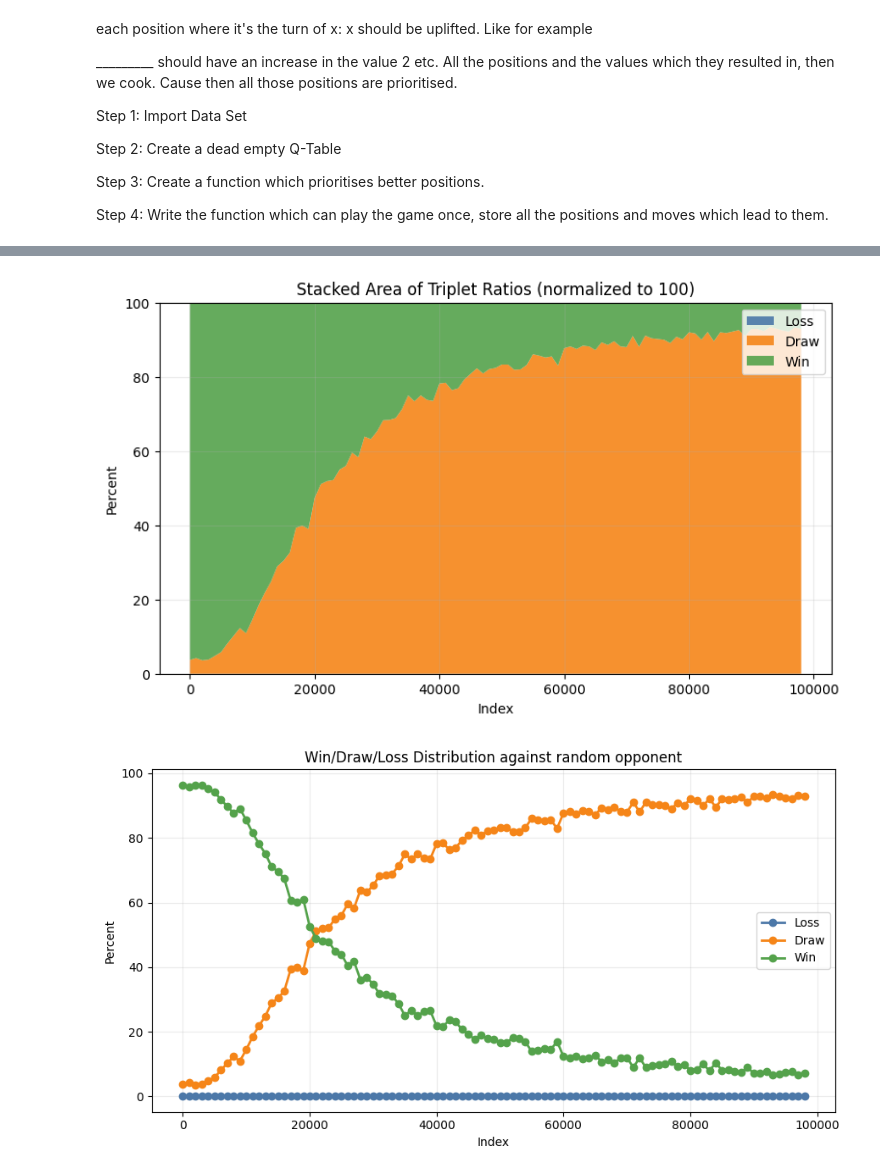
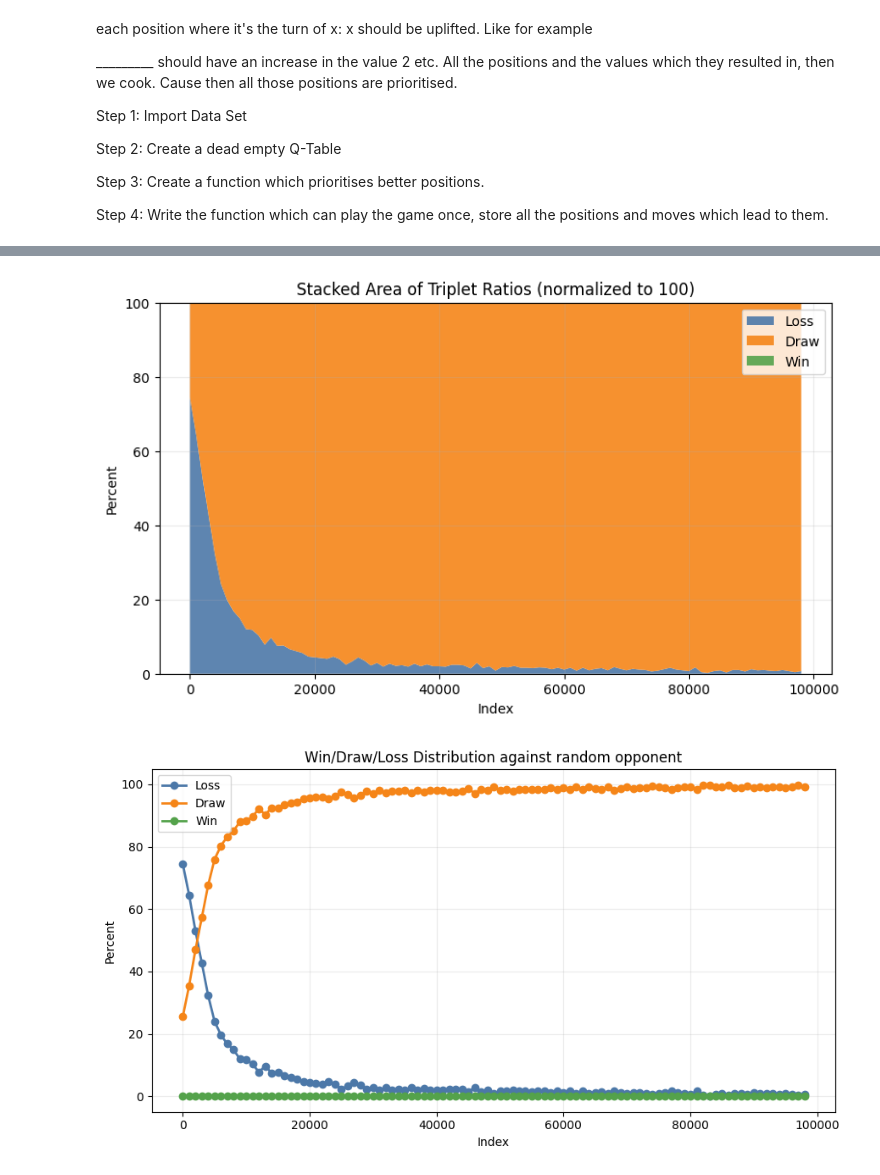
Before and after one commit to peterladur/Reinforcement-Learning-Research-Project, a Jupyter notebook: Part 1: Tic Tac Toe/q_learning.ipynb, the cells around one changed output, grey strips where cells are left out. Cells and saved outputs as stored; diff of their text form; code cells hidden in the pictures.

```diff
--- a/Part 1: Tic Tac Toe/q_learning.ipynb
+++ b/Part 1: Tic Tac Toe/q_learning.ipynb
@@ -177,7 +177,7 @@ Write the function which can play the game once, store all the positions and mov
 # %%
 #Step 1 & 2:
 
-def create_empty_Q_Table(filename="results/list_of_all_possible_states.csv"):
+def init_Q_Table(filename="results/list_of_all_possible_states.csv"):
     """Creates an empty Q_Table as a dictionary with numpy arrays of zeros"""
 
     Q_Table_read = pd.read_csv("results/list_of_all_possible_states.csv") #read the data set using pandas
@@ -449,0 +458,4 @@ for batch_number in range(1, NUMBER_OF_BATCHES): #this many batches
+# %%
+output = perform_training('x', 'perfect', 10000, 10, True)
+Q_Table_against_perfect_opponent = output[0]
+result_distribution = output[1]
@@ -484,33 +514,33 @@ def plot_triplet_ratios(data, component_labels=("A", "B", "C"), normalize=True,
     # Split components
     comp1, comp2, comp3 = arr.T
     x = np.arange(len(arr))* BATCH_SIZE * 100  # index (could be time or sample order)
 
     # --- Plot 1: Stacked area (stackplot) ---
     fig1, ax1 = plt.subplots(figsize=(9, 5))
     colors = ["#4C78A8", "#F58518", "#54A24B"]  # pleasant color palette
     ax1.stackplot(x, comp1, comp2, comp3, labels=component_labels, colors=colors, alpha=0.9)
     ax1.set_title("Stacked Area of Triplet Ratios" + (" (normalized to 100)" if normalize else ""))
     ax1.set_xlabel("Index")
     ax1.set_ylabel("Percent")
     ax1.set_ylim(0, max(100, arr.sum(axis=1).max()))  # ensure room if not normalized
     ax1.legend(loc="upper right")
     ax1.grid(True, alpha=0.25)
 
     # --- Plot 2: Line chart for each component ---
     fig2, ax2 = plt.subplots(figsize=(9, 5))
     ax2.plot(x, comp1, label=component_labels[0], color=colors[0], marker="o", linewidth=2)
     ax2.plot(x, comp2, label=component_labels[1], color=colors[1], marker="o", linewidth=2)
     ax2.plot(x, comp3, label=component_labels[2], color=colors[2], marker="o", linewidth=2)
     ax2.set_title("Win/Draw/Loss Distribution against random opponent" if normalize else "")
     ax2.set_xlabel("Index")
     ax2.set_ylabel("Percent")
     ax2.legend(loc="best")
     ax2.grid(True, alpha=0.25)
 
     plt.tight_layout()
     if show:
         plt.show()
-plot_triplet_ratios(counter_final_values, component_labels=("Loss", "Draw", "Win"), normalize=True)
+plot_triplet_ratios(result_distribution, component_labels=("Loss", "Draw", "Win"), normalize=True)
 # %% [output]
-[figure, old version]
+[figure, new version]
-[figure, old version]
+[figure, new version]
```
Also changed, not shown: parts of 8 cells of this notebook.
